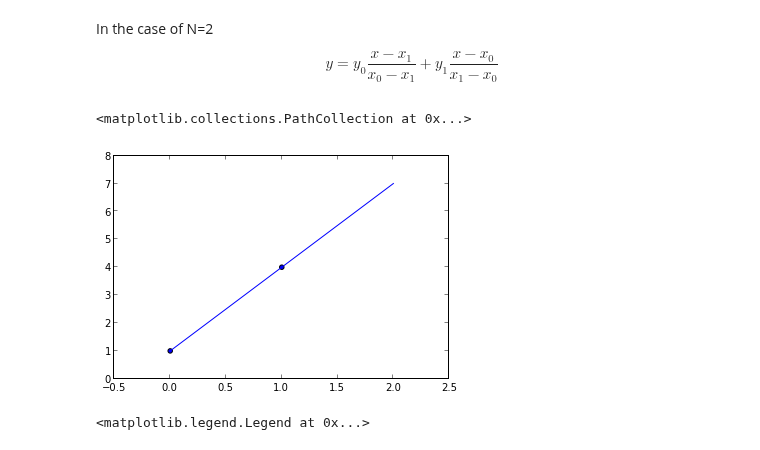
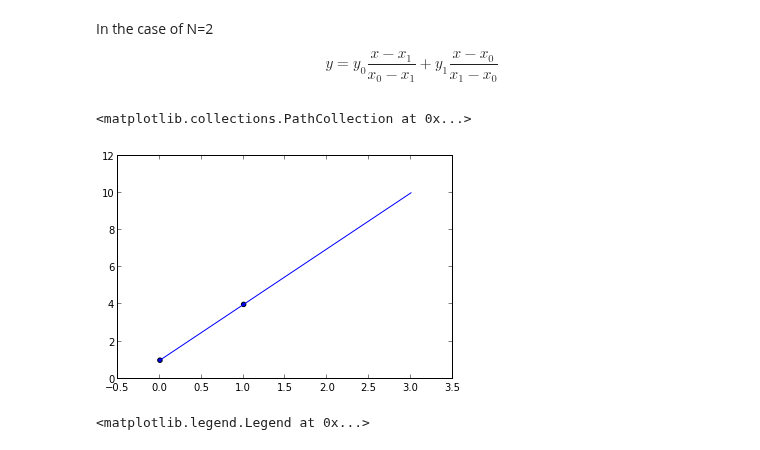
Before and after one commit to dhuertasanchez/ComputationalMethods, a Jupyter notebook: notes/interpolation.ipynb, the cells around one changed output. Saved outputs shown, nothing was run; the diff lists cells and outputs as text; code cells hidden in the pictures.

```diff
--- a/notes/interpolation.ipynb
+++ b/notes/interpolation.ipynb
@@ -94,13 +94,13 @@ def poli(x, x_in, y_in):
     value = y_in[0]*((x-x_in[1])/(x_in[0]-x_in[1])) + y_in[1]*((x-x_in[0])/(x_in[1]-x_in[0]))
     return value
 # %%
-x = arange(0.0,3.0)
-y = poli(x, x_in, y_in)
-plot(x,y)
+x_l = linspace(0.0,3.0,100)
+y_l = poli(x_l, x_in, y_in)
+plot(x_l,y_l)
 scatter(x_in, y_in)
 # %% [output]
 <matplotlib.collections.PathCollection at 0x...>
-[figure, old version]
+[figure, new version]
 # %%
 #defines a linear interpolation
 f = interp1d(x, y)
```
Also changed, not shown: parts of 4 cells of this notebook.
